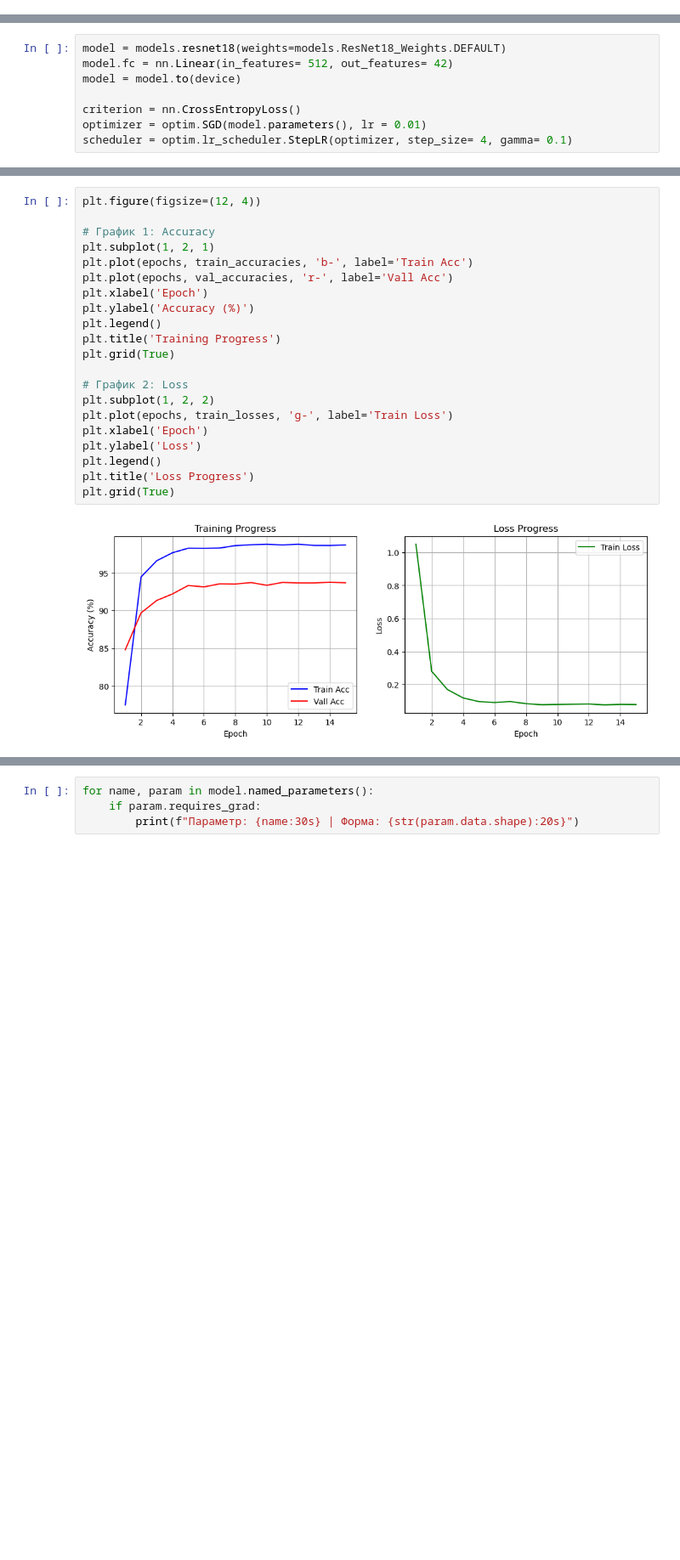
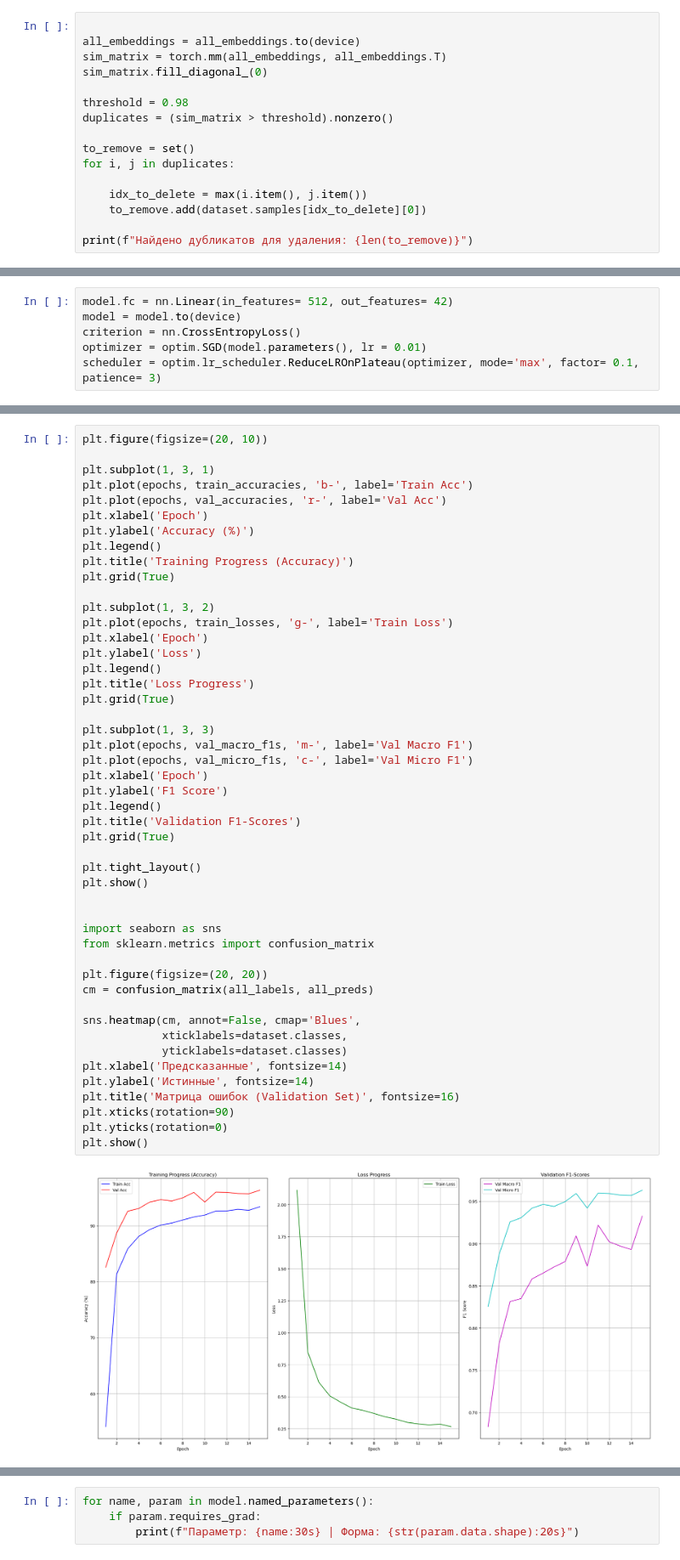
Before and after one commit to cyberpsychozz/NSU_studying-IIR, a Jupyter notebook: 2_course/2_sem/AI/Laboratory_1/lab.ipynb, the cells around one changed output, grey strips where cells are left out. Shown at 85% size. Cells and saved outputs as stored; diff of their text form; blank space fills up the shorter version.

```diff
--- a/2_course/2_sem/AI/Laboratory_1/lab.ipynb
+++ b/2_course/2_sem/AI/Laboratory_1/lab.ipynb
@@ -15,0 +99,16 @@ device = torch.device("cuda" if torch.cuda.is_available() else "cpu")
+# %%
+
+all_embeddings = all_embeddings.to(device)
+sim_matrix = torch.mm(all_embeddings, all_embeddings.T)
+sim_matrix.fill_diagonal_(0)
+
+threshold = 0.98
+duplicates = (sim_matrix > threshold).nonzero()
+
+to_remove = set()
+for i, j in duplicates:
+
+    idx_to_delete = max(i.item(), j.item())
+    to_remove.add(dataset.samples[idx_to_delete][0])
+
+print(f"Найдено дубликатов для удаления: {len(to_remove)}")
@@ -93,10 +206,8 @@ Loaders ready: Train=459, Val=131, Test=66
 # %%
-model = models.resnet18(weights=models.ResNet18_Weights.DEFAULT)
 model.fc = nn.Linear(in_features= 512, out_features= 42)
 model = model.to(device)
-
 criterion = nn.CrossEntropyLoss()
 optimizer = optim.SGD(model.parameters(), lr = 0.01)
-scheduler = optim.lr_scheduler.StepLR(optimizer, step_size= 4, gamma= 0.1)
+scheduler = optim.lr_scheduler.ReduceLROnPlateau(optimizer, mode='max', factor= 0.1, patience= 3)
 # %%
 num_epoch = 15
@@ -182,24 +308,51 @@ Epoch 12: Train Acc 98.79% | Val Acc 93.66%
 ... (3 outputs left out)
 # %%
-plt.figure(figsize=(12, 4))
+plt.figure(figsize=(20, 10))
 
-# График 1: Accuracy
-plt.subplot(1, 2, 1)
+plt.subplot(1, 3, 1)
 plt.plot(epochs, train_accuracies, 'b-', label='Train Acc')
-plt.plot(epochs, val_accuracies, 'r-', label='Vall Acc')
+plt.plot(epochs, val_accuracies, 'r-', label='Val Acc')
 plt.xlabel('Epoch')
 plt.ylabel('Accuracy (%)')
 plt.legend()
-plt.title('Training Progress')
+plt.title('Training Progress (Accuracy)')
 plt.grid(True)
 
-# График 2: Loss
-plt.subplot(1, 2, 2)
+plt.subplot(1, 3, 2)
 plt.plot(epochs, train_losses, 'g-', label='Train Loss')
 plt.xlabel('Epoch')
 plt.ylabel('Loss')
 plt.legend()
 plt.title('Loss Progress')
 plt.grid(True)
+
+plt.subplot(1, 3, 3)
+plt.plot(epochs, val_macro_f1s, 'm-', label='Val Macro F1')
+plt.plot(epochs, val_micro_f1s, 'c-', label='Val Micro F1')
+plt.xlabel('Epoch')
+plt.ylabel('F1 Score')
+plt.legend()
+plt.title('Validation F1-Scores')
+plt.grid(True)
+
+plt.tight_layout()
+plt.show()
+
+
+import seaborn as sns
+from sklearn.metrics import confusion_matrix
+
+plt.figure(figsize=(20, 20))
+cm = confusion_matrix(all_labels, all_preds)
+
+sns.heatmap(cm, annot=False, cmap='Blues',
+            xticklabels=dataset.classes,
+            yticklabels=dataset.classes)
+plt.xlabel('Предсказанные', fontsize=14)
+plt.ylabel('Истинные', fontsize=14)
+plt.title('Матрица ошибок (Validation Set)', fontsize=16)
+plt.xticks(rotation=90)
+plt.yticks(rotation=0)
+plt.show()
 # %% [output]
-[figure, old version]
+[figure, new version]
```
Also changed, not shown: parts of 12 cells of this notebook.
